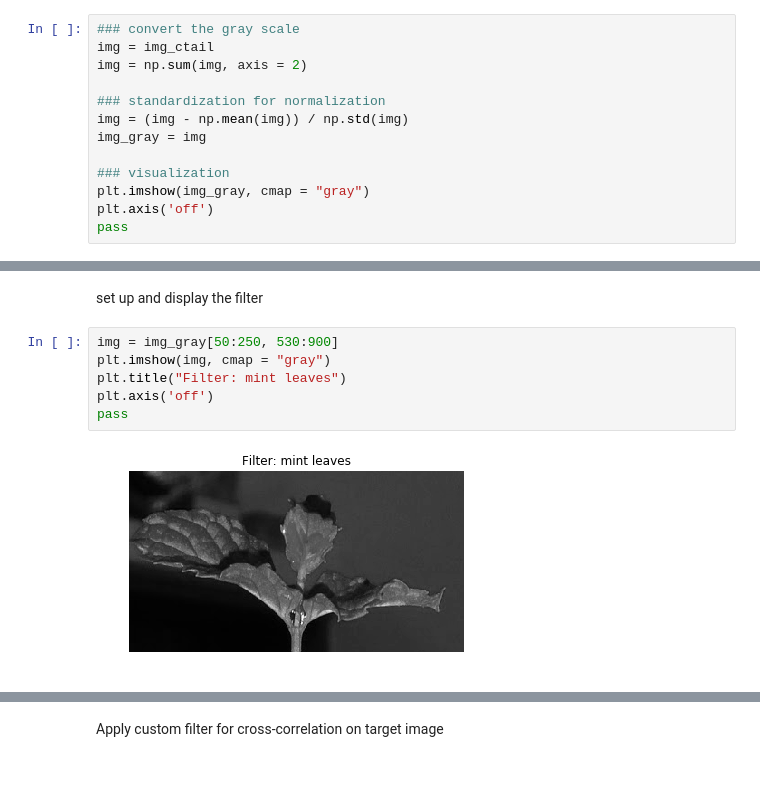
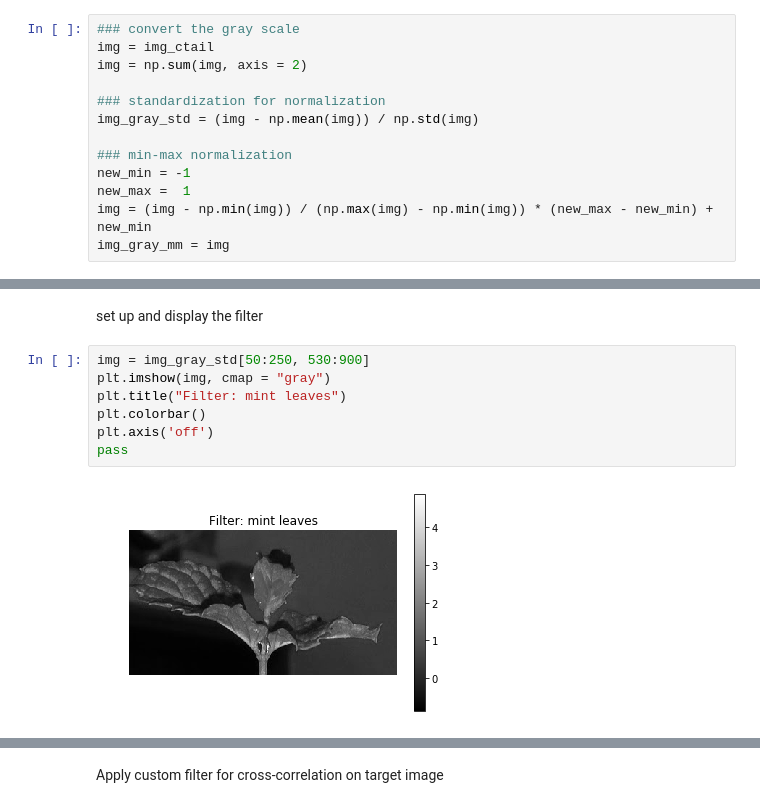
Before and after one commit to clintko/Duke_BIOS824_CaseStudies, a Jupyter notebook: hw01_image_apply_linear_filter.ipynb, the cells around one changed output, grey strips where cells are left out. Cells and saved outputs as stored; diff of their text form; blank space fills up the shorter version.

Commit message:
compare the cross correlation under different image normalization

```diff
--- a/hw01_image_apply_linear_filter.ipynb
+++ b/hw01_image_apply_linear_filter.ipynb
@@ -76,10 +77,10 @@ img = img_ctail
 img = np.sum(img, axis = 2)
 
 ### standardization for normalization
-img = (img - np.mean(img)) / np.std(img)
-img_gray = img
+img_gray_std = (img - np.mean(img)) / np.std(img)
 
-### visualization
-plt.imshow(img_gray, cmap = "gray")
-plt.axis('off')
-pass
+### min-max normalization
+new_min = -1
+new_max =  1
+img = (img - np.min(img)) / (np.max(img) - np.min(img)) * (new_max - new_min) + new_min
+img_gray_mm = img
@@ -272,10 +285,11 @@ pass
 # %% [markdown]
 set up and display the filter
 # %%
-img = img_gray[50:250, 530:900]
+img = img_gray_std[50:250, 530:900]
 plt.imshow(img, cmap = "gray")
 plt.title("Filter: mint leaves")
+plt.colorbar()
 plt.axis('off')
 pass
 # %% [output]
-[figure, old version]
+[figure, new version]
```
Also changed, not shown: parts of 29 cells of this notebook.
